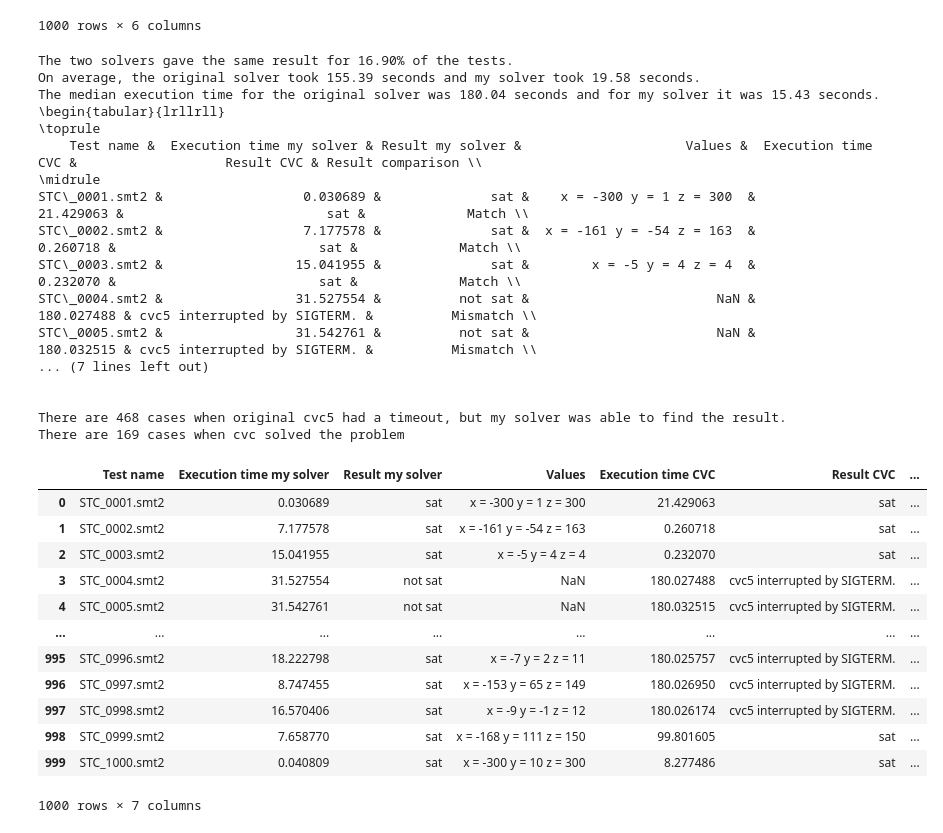
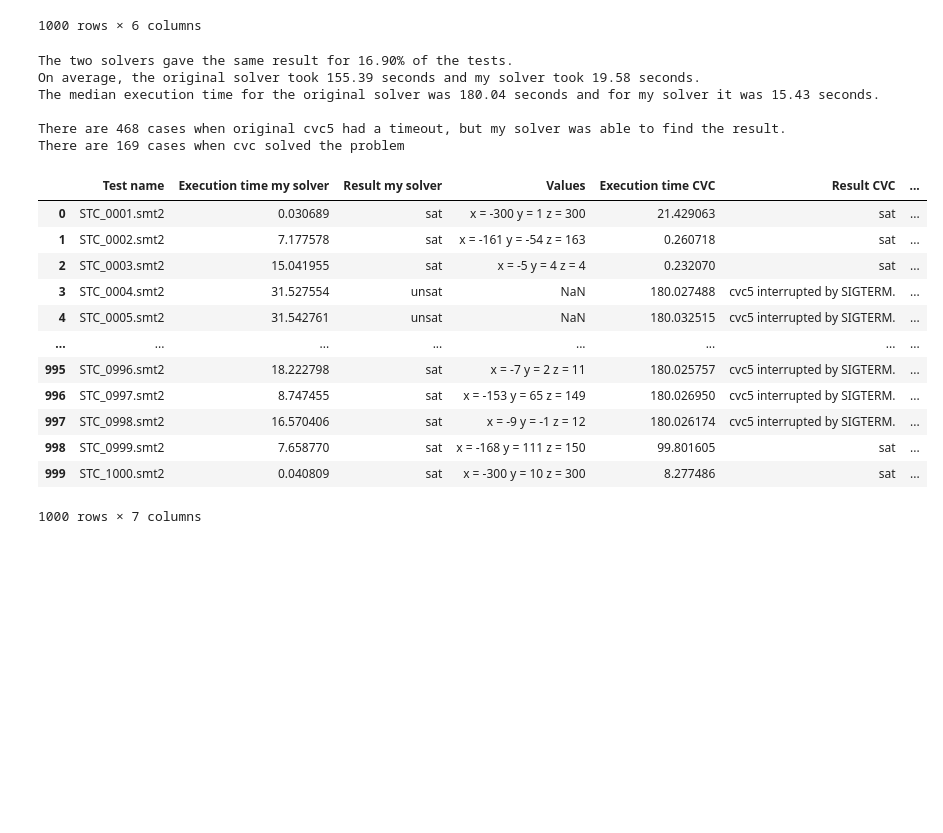
Before and after one commit to burbyleonid/BIE-BAP, a Jupyter notebook: code/src/analysis.ipynb, the cells around one changed output. Drawn from its saved outputs; the diff is of its cells as text; code cells hidden in the pictures; blank space fills up the shorter version.

```diff
--- a/code/src/analysis.ipynb
+++ b/code/src/analysis.ipynb
@@ -295,15 +305,6 @@ my_solver['Result my solver'] = my_solver['Result my solver'].str.strip().str.lo
 merged_df = pd.merge(my_solver, original_cvc, on='Test name')
 
 
-# define a function to process the result for each test
-def process_result(row):
-    if row['Result CVC'] == 'sat':
-        return 'Match' if row['Result my solver'] == 'sat' else 'Mismatch'
-    elif row['Result CVC'] == 'unsat':
-        return 'Match' if row['Result my solver'] == 'unsat' else 'Mismatch'
-    else:
-        return 'Mismatch'
-
 # process the results for each test and add a column to the merged dataframe
 merged_df['Result comparison'] = merged_df.apply(process_result, axis=1)
 
@@ -327,6 +328,7 @@ avg_cvc_time = merged_df['Execution time CVC'].mean()
 median_cvc_time = merged_df['Execution time CVC'].median()
 avg_my_solver_time = merged_df['Execution time my solver'].mean()
 median_my_solver_time = merged_df['Execution time my solver'].median()
+
 print("On average, the original solver took {:.2f} seconds and my solver took {:.2f} seconds.".format(avg_cvc_time, avg_my_solver_time))
 print("The median execution time for the original solver was {:.2f} seconds and for my solver it was {:.2f} seconds.".format(median_cvc_time, median_my_solver_time))
 
@@ -342,47 +344,38 @@ small_df = pd.concat([df_head, df_tail])
 latex = small_df.to_latex(index=False)
 
 
-print(latex)
+# print(latex)
 
 counter = 0
 for index, row in merged_df.iterrows():
     if row['Result CVC'] == 'cvc5 interrupted by SIGTERM.' and not pd.isna(row[' Values']):
         counter += 1
 
 print("")
 print(f"There are {counter} cases when original cvc5 had a timeout, but my solver was able to find the result.")
 
 sat_counter = lambda col: sum(1 for val in col if val == 'sat')
 sat_count_cvc = sat_counter(merged_df['Result CVC'])
 
 print(f"There are {sat_count_cvc} cases when cvc solved the problem")
 
 
+
+merged_df['Result my solver'] = merged_df['Result my solver'].replace({'not sat': 'unsat'})
 merged_df
 # %% [output]
 The two solvers gave the same result for 16.90% of the tests.
 On average, the original solver took 155.39 seconds and my solver took 19.58 seconds.
 The median execution time for the original solver was 180.04 seconds and for my solver it was 15.43 seconds.
-\begin{tabular}{lrllrll}
-\toprule
-    Test name &  Execution time my solver & Result my solver &                     Values &  Execution time CVC &                   Result CVC & Result comparison \\
-\midrule
-STC\_0001.smt2 &                  0.030689 &              sat &    x = -300 y = 1 z = 300  &           21.429063 &                          sat &             Match \\
-STC\_0002.smt2 &                  7.177578 &              sat &  x = -161 y = -54 z = 163  &            0.260718 &                          sat &             Match \\
-STC\_0003.smt2 &                 15.041955 &              sat &        x = -5 y = 4 z = 4  &            0.232070 &                          sat &             Match \\
-STC\_0004.smt2 &                 31.527554 &          not sat &                        NaN &          180.027488 & cvc5 interrupted by SIGTERM. &          Mismatch \\
-STC\_0005.smt2 &                 31.542761 &          not sat &                        NaN &          180.032515 & cvc5 interrupted by SIGTERM. &          Mismatch \\
-... (7 lines left out)
-
 
 There are 468 cases when original cvc5 had a timeout, but my solver was able to find the result.
 There are 169 cases when cvc solved the problem
 |  | Test name | Execution time my solver | Result my solver | Values | Execution time CVC | Result CVC | ... |
 | 0 | STC_0001.smt2 | 0.030689 | sat | x = -300 y = 1 z = 300 | 21.429063 | sat | ... |
 | 1 | STC_0002.smt2 | 7.177578 | sat | x = -161 y = -54 z = 163 | 0.260718 | sat | ... |
 | 2 | STC_0003.smt2 | 15.041955 | sat | x = -5 y = 4 z = 4 | 0.232070 | sat | ... |
-| 3 | STC_0004.smt2 | 31.527554 | not sat | NaN | 180.027488 | cvc5 interrupted by SIGTERM. | ... |
-| 4 | STC_0005.smt2 | 31.542761 | not sat | NaN | 180.032515 | cvc5 interrupted by SIGTERM. | ... |
+| 3 | STC_0004.smt2 | 31.527554 | unsat | NaN | 180.027488 | cvc5 interrupted by SIGTERM. | ... |
+| 4 | STC_0005.smt2 | 31.542761 | unsat | NaN | 180.032515 | cvc5 interrupted by SIGTERM. | ... |
 | ... | ... | ... | ... | ... | ... | ... | ... |
 | 995 | STC_0996.smt2 | 18.222798 | sat | x = -7 y = 2 z = 11 | 180.025757 | cvc5 interrupted by SIGTERM. | ... |
 | 996 | STC_0997.smt2 | 8.747455 | sat | x = -153 y = 65 z = 149 | 180.026950 | cvc5 interrupted by SIGTERM. | ... |
```
Also changed, not shown: parts of 4 cells of this notebook, 7 other files.
